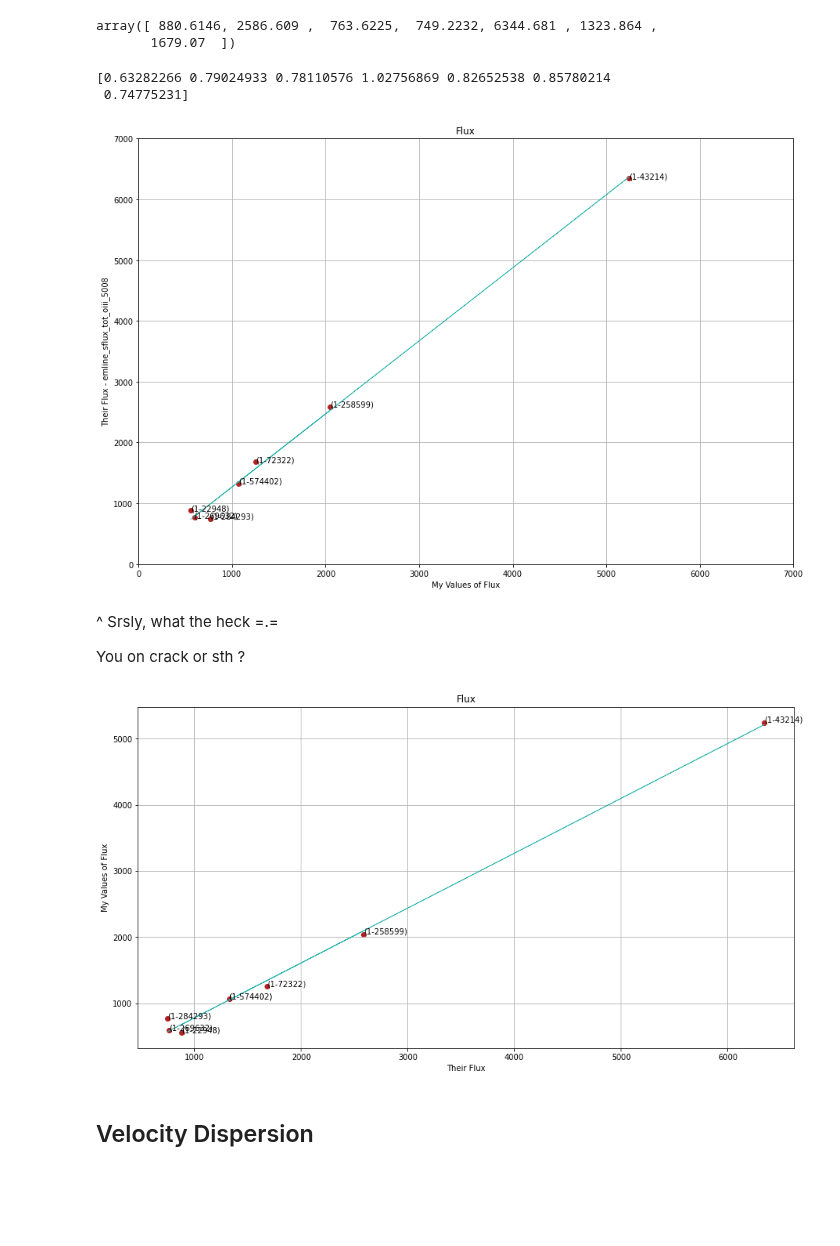
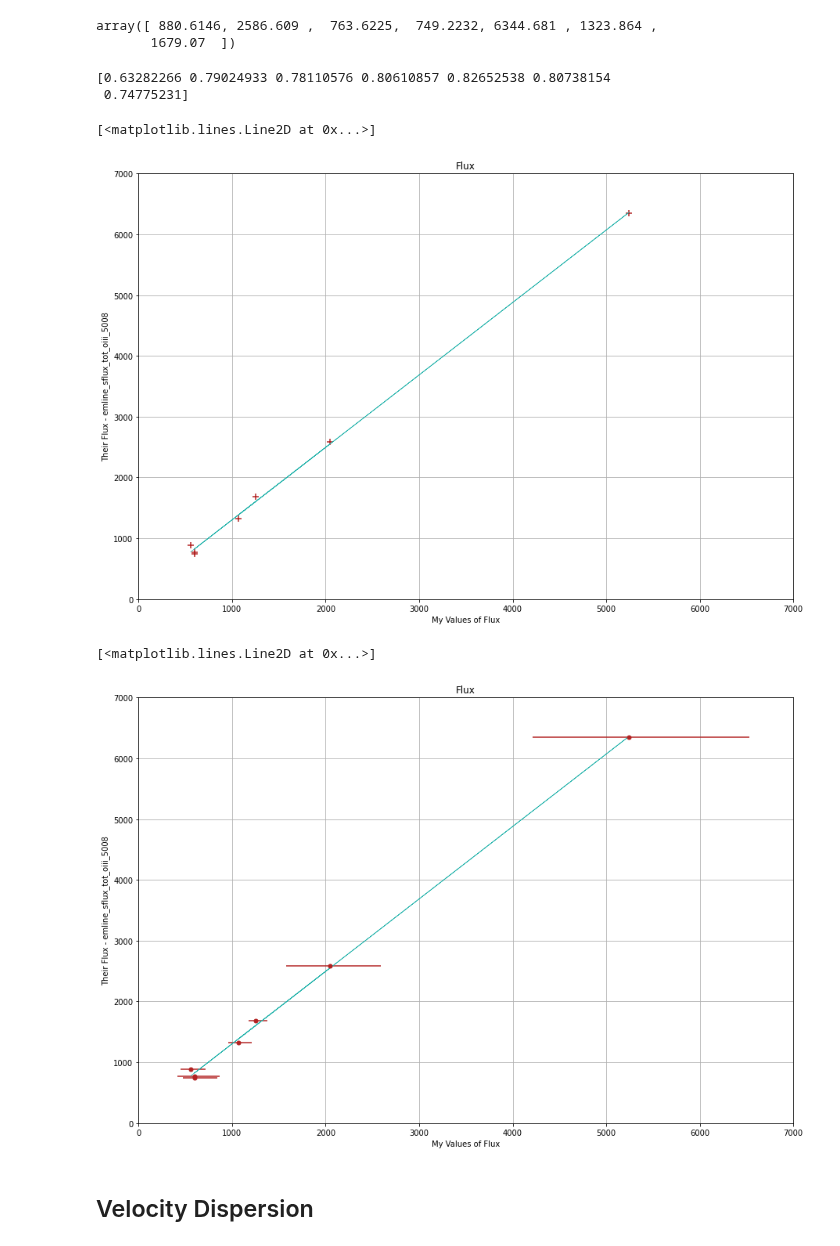
Before and after one commit to Natacha-U/Snr-Prj, a Jupyter notebook: Display_Results.ipynb, the cells around one changed output. Drawn from its saved outputs; the diff is of its cells as text; code cells hidden in the pictures; blank space fills up the shorter version.

Commit message:
added error bar

```diff
--- a/Display_Results.ipynb
+++ b/Display_Results.ipynb
@@ -44,7 +44,7 @@ lum_dist = np.array([556.7,
 flux = np.array([557.2728773803908,
                 2044.0660206541372,
                 596.4699334581728,
-                769.8783024060081,
+                603.9552456592205,
                 5244.039902714659,
                 1068.8633578390657,
                 1255.528479208609])
@@ -57,3 +51,23 @@ flux_up = np.array([713.74953036226,
+# %%
+flux_ub = np.array([713.74953036226,
+                   2592.6581097198673,
+                   866.5663264114205,
+                   842.6487820321281,
+                   6527.19442114737,
+                   1214.78533557637,
+                   1379.3797895449093])
+flux_ub_diff = flux_ub - flux
+# %%
+flux_lb = np.array([447.3103047062093,
+                   1577.1184010857412,
+                   419.1600519950521,
+                   476.06113206429995,
+                   4211.904366279141,
+                   957.4360135685508,
+                   1179.0409294591475])
+flux_lb_diff = flux - flux_lb
+# %%
+asymmetric_error = [flux_lb_diff, flux_ub_diff]
 # %%
 x_axis = np.arange(len(mangaid))
 # %% [markdown]
@@ -281,7 +295,7 @@ array([ 880.6146, 2586.609 ,  763.6225,  749.2232, 6344.681 , 1323.864 ,
 flux_factor = flux/file_flux
 print(flux_factor)
 # %% [output]
-[0.63282266 0.79024933 0.78110576 1.02756869 0.82652538 0.85780214
+[0.63282266 0.79024933 0.78110576 0.80610857 0.82652538 0.80738154
  0.74775231]
 # %%
 plt.figure(figsize = (15,10))
@@ -291,34 +305,34 @@ plt.ylim(0, 7000)
 plt.xlabel('My Values of Flux')
 plt.ylabel('Their Flux - emline_sflux_tot_oiii_5008')
 plt.title('Flux')
-plt.scatter(flux, file_flux, marker = 'o', color = 'firebrick')
+plt.scatter(flux, file_flux, marker = '+', color = 'firebrick', s = 50)
 
 a, b = np.polyfit(flux, file_flux, 1)
 plt.plot(flux, a*flux + b, linewidth = 0.7, color = 'lightseagreen')
 
-for i in range(len(mangaid)):
-    plt.text(flux[i], file_flux[i], '({})'.format(mangaid[i]))
+# for i in range(len(mangaid)):
+#     plt.text(flux[i], file_flux[i], '({})'.format(mangaid[i]))
 # %% [output]
+[<matplotlib.lines.Line2D at 0x...>]
-[figure, old version]
+[figure, new version]
-# %% [markdown]
-^ Srsly, what the heck =.=
-
-You on crack or sth ?
 # %%
-plt.figure(figsize = (15,8))
+plt.figure(figsize = (15,10))
 plt.grid()
-plt.ylabel('My Values of Flux')
-plt.xlabel('Their Flux')
+plt.xlim(0, 7000)
+plt.ylim(0, 7000)
+plt.xlabel('My Values of Flux')
+plt.ylabel('Their Flux - emline_sflux_tot_oiii_5008')
 plt.title('Flux')
-plt.scatter(file_flux, flux, marker = 'o', color = 'firebrick')
+plt.errorbar(flux, file_flux, xerr = asymmetric_error, fmt = '.', color = 'firebrick', ms = 10)
 
-a, b = np.polyfit(file_flux, flux, 1)
-plt.plot(file_flux, a*file_flux + b, linewidth = 0.7, color = 'lightseagreen')
+a, b = np.polyfit(flux, file_flux, 1)
+plt.plot(flux, a*flux + b, linewidth = 0.7, color = 'lightseagreen')
 
-for i in range(len(mangaid)):
-    plt.text(file_flux[i], flux[i], '({})'.format(mangaid[i]))
+# for i in range(len(mangaid)):
+#     plt.text(flux[i], file_flux[i], '({})'.format(mangaid[i]))
 # %% [output]
+[<matplotlib.lines.Line2D at 0x...>]
-[figure, old version]
+[figure, new version]
 # %% [markdown]
 ## Velocity Dispersion
 # %%
```
Also changed, not shown: parts of 2 cells of this notebook.
